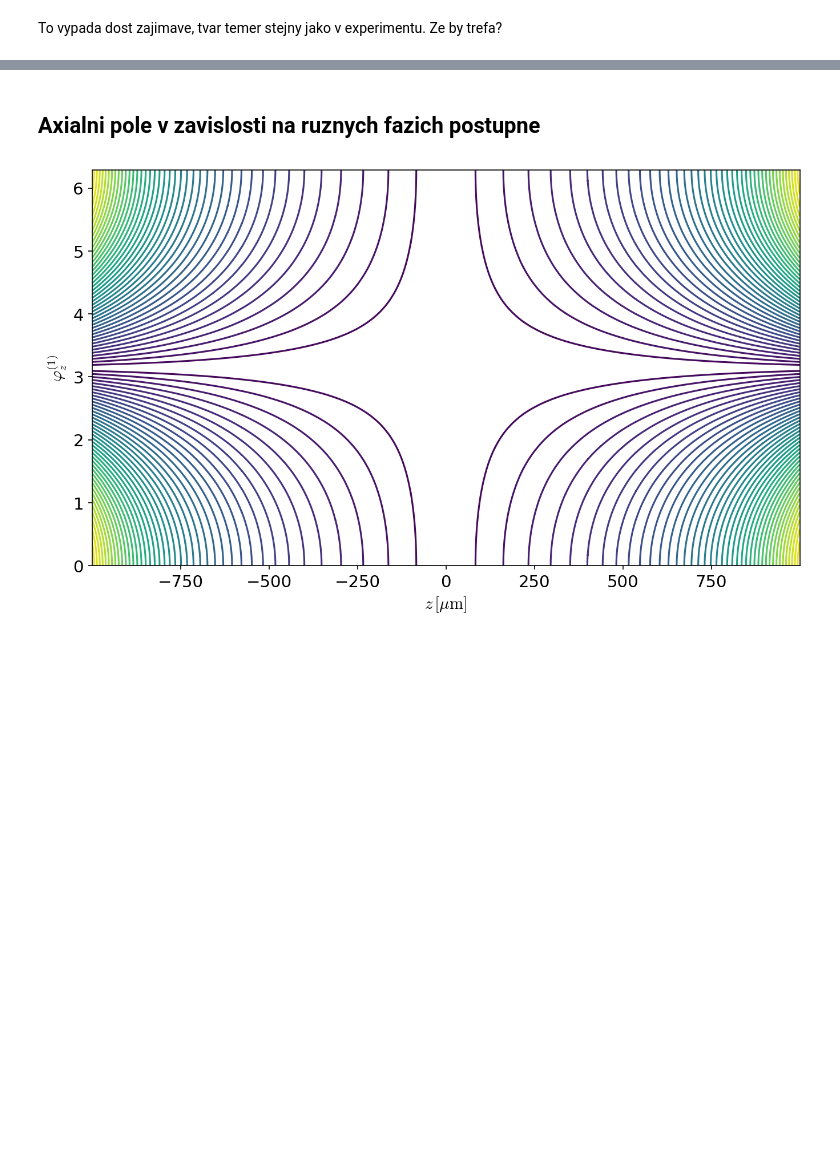
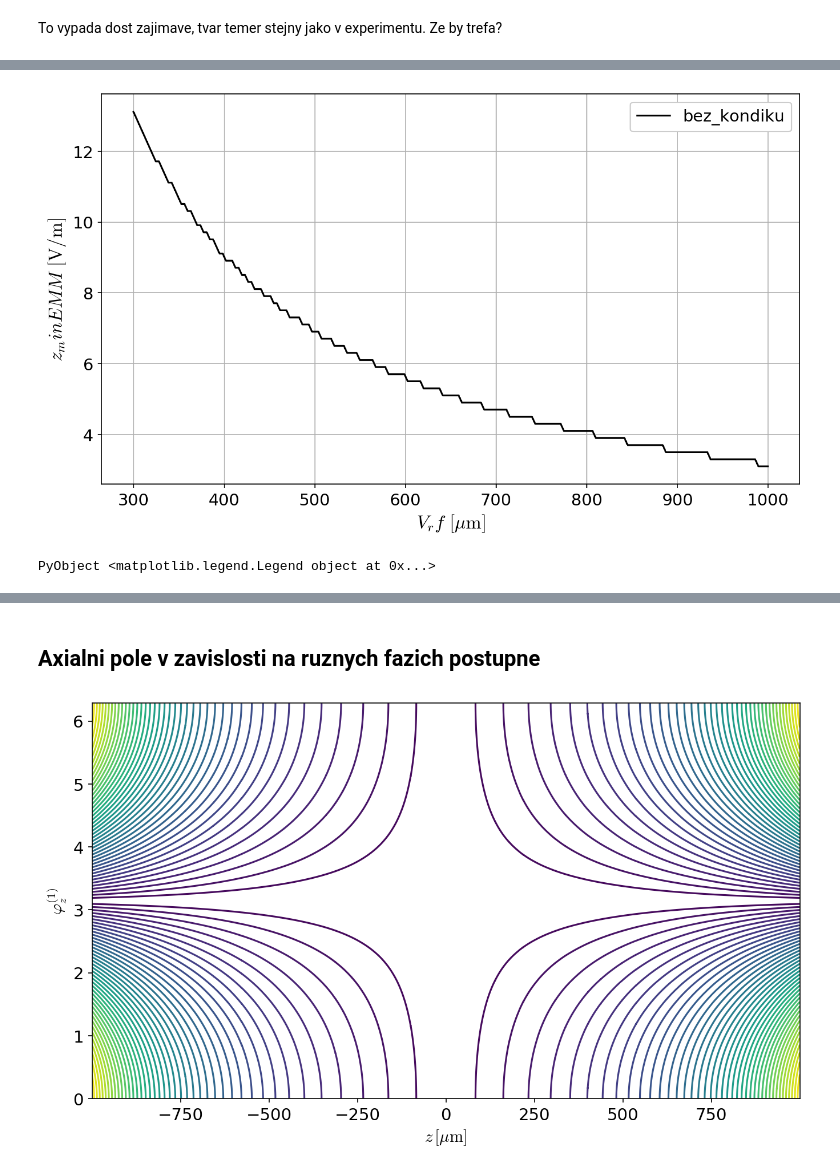
Before and after one commit to dvadlejch/Julia_vypocty_diplomka, a Jupyter notebook: axial_E_field/axialni_E_obecne_numdata_vsechnyel.ipynb, the cells around one changed output, grey strips where cells are left out. Drawn from its saved outputs; the diff is of its cells as text; code cells hidden in the pictures; blank space fills up the shorter version.

Commit message:
podaril se celkem slusny fit na model
bohuzel se nekde objevuje faktor 4, kde? tezko rict, ale staci pole z modelu vydelit 4ma a sedi perfektne, nebo naopak staci namerene data vynasobit 4ma

```diff
--- a/axial_E_field/axialni_E_obecne_numdata_vsechnyel.ipynb
+++ b/axial_E_field/axialni_E_obecne_numdata_vsechnyel.ipynb
@@ -412,0 +418,79 @@ PyObject <matplotlib.legend.Legend object at 0x...>
+# %%
+# napeti a faze na elektrodach pasti
+Vrf_1 = range(300,1000, length=200)
+Vrf_3 = 0
+Vrf_2 = 0
+Vrf_4 = 0
+Vrf_5 = 31.5
+Vrf_6 = 31.5
+Vrf = [Vrf_2, Vrf_4, Vrf_5, Vrf_6]
+
+U_dc_5 = [575, 500, 440] # druhy prvek urcuje nulu ztove osy
+U_dc_6 = [425, 500, 560]
+# U_dc_5 = 575
+# U_dc_6 = 425
+
+phi_1 = 0
+phi_2 = 0
+phi_3 = 0
+phi_4 = 0
+phi_5 = 0
+phi_6 = 0
+phi = [phi_1, phi_2, phi_3, phi_4, phi_5, phi_6];
+delta_z_ax = [-0, -80]*1e-3 # delta z 5, delta z 6  v [mm]   + znamena posuv ve smeru osy z pro obe elektrody
+#delta_z_ax = [0, 0] # delta z 5, delta z 6
+
+# superpozice poli
+rad_amp = sum( Vrf[1:2] .* exp.(phi[1:2] * 1im ) ) .+ ( Vrf_1 .* exp.(phi_1 * 1im) + Vrf_1 .* exp.(phi_2* 1im) )
+ax_5_amp = Vrf[3] .* exp.(phi[5] * 1im )
+ax_6_amp = Vrf[4] .* exp.(phi[6] * 1im )
+#E_rf_rad_complex = ( Vrf_1 * exp( phi_1* 1im ) + Vrf_x * exp( -0.5*D_phi* 1im ) ) .* E_field_rad_data
+
+#osa z
+z_range = range(-0.1,0.1, length=1000)
+
+E_rf_complex = rad_amp' .* E_field_rad_jedna(z_range) .- ax_5_amp * E_field_ax(-(z_range.-delta_z_ax[1]) ) .+
+                ax_6_amp * E_field_ax(z_range.-delta_z_ax[2])
+
+
+
+
+# amplituda a faze
+E_rf_amp = abs.(E_rf_complex)
+E_rf_phase = angle.(E_rf_complex)
+
+z_rf_node = zeros(length(Vrf_1))
+#poloha uzlu RF pole
+for i in 1:length(  argmin(E_rf_amp, dims=1) )
+    z_rf_node[i] = z_range[ argmin(E_rf_amp, dims=1)[i][1] ]
+end
+
+#plot
+my_dpi = 150
+siz = 100
+sizex = 16*siz
+sizey = 9*siz
+
+figure(figsize=(sizex/my_dpi, sizey/my_dpi), dpi=my_dpi)
+
+x=gca()
+
+#line1 = x.plot(z_data[convert(Int64,round(leng_data/4)):convert(Int64,round(3*leng_data/4))]*1e3,
+#    E_rf_amp[convert(Int64,round(leng_data/4)):convert(Int64,round(3*leng_data/4))], color="black", label="E_rad")
+
+line1 = x.plot(Vrf_1,z_rf_node*1e3 ,color="black", label="bez_kondiku")
+# line3 = x.plot((z_range .- z_pos_iont[2])*1e3, E_rf_phase/max.(abs.(E_rf_phase)) * max.(E_rf_amp)*0.5 , label="phase")
+# line2 = x.plot(z_pos_iont*1e3, E_rf_amp[min_ind], "o", color="red")
+#line3 = x.plot((z_range.-z_pos_iont[2])*1e3, E_rf_amp_aux, color="blue", label="kondik")
+# line2 = x.plot((z_pos_iont.-z_pos_iont[2])*1e3, E_rf_amp[min_ind], "o", color="red")
+#line4 = x.plot(z_range*1e3, abs.(E_field_ax_dc))
+#     E_rf_amp_aux[round(Int64,1*leng_data/3):round(Int64,2*leng_data/3)], color="blue", label="E_z")
+
+x.set_xlabel(L"V_rf \,\, \rm{[\rm{\mu} m]}", fontsize=16)
+x.set_ylabel(L"z_minEMM \, \, \rm{[V/m]}", fontsize=16)
+
+x.grid()
+x.legend(framealpha=1)
+# %% [output]
+[figure, added]
+PyObject <matplotlib.legend.Legend object at 0x...>
```
Also changed, not shown: parts of 6 cells of this notebook.
